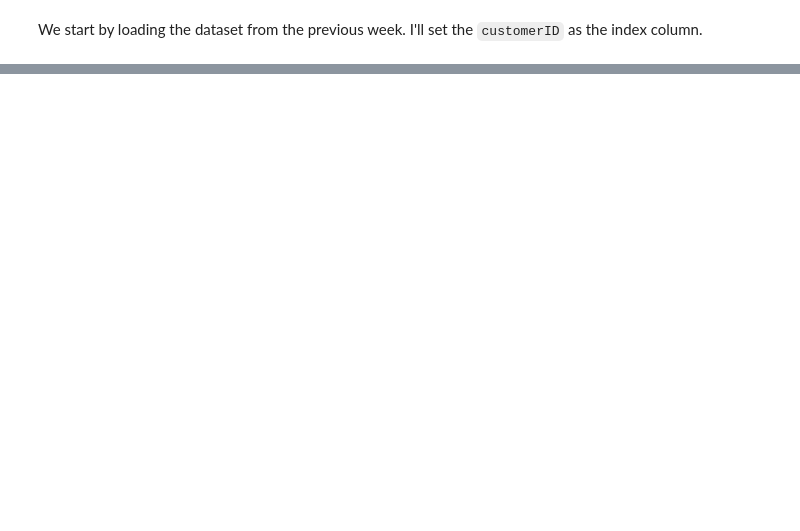
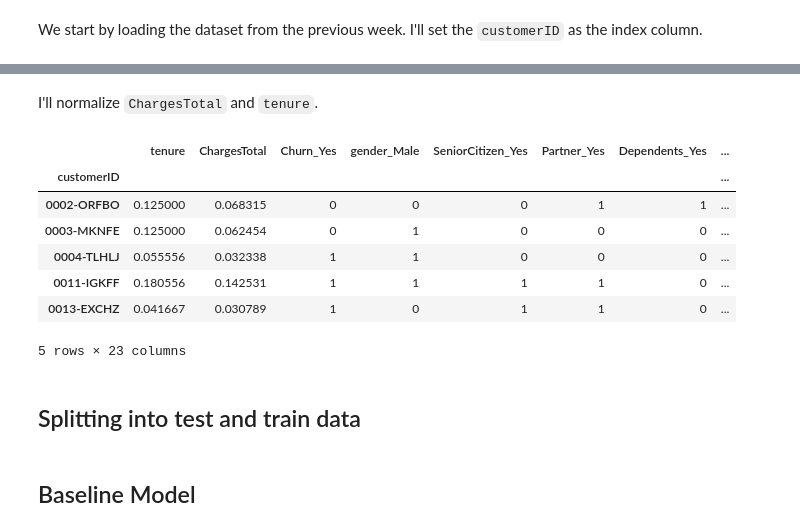
Before and after one commit to devmedeiros/Challenge-Data-Science, a Jupyter notebook: 3 - Third Week/machine_learning.ipynb, the cells around one changed output, grey strips where cells are left out. Drawn from its saved outputs; the diff is of its cells as text; code cells hidden in the pictures; blank space fills up the shorter version.

```diff
--- a/3 - Third Week/machine_learning.ipynb
+++ b/3 - Third Week/machine_learning.ipynb
@@ -17,0 +50,8 @@ data.head()
+# %%
+plt.figure(figsize = (17, 15))
+
+data.drop(columns=['ChargesMonthly', 'OnlineSecurity_No internet service', 'OnlineBackup_No internet service',
+                    'DeviceProtection_No internet service', 'TechSupport_No internet service', 'StreamingTV_No internet service',
+                    'StreamingMovies_No internet service', 'MultipleLines_No phone service'], inplace=True)
+
+sns.heatmap(data.corr(), annot = True, fmt = ".1f")
@@ -17,0 +61,23 @@ data.head()
+# %% [markdown]
+I'll normalize `ChargesTotal` and `tenure`.
+# %%
+import numpy as np
+
+def NormalizeColumn(data, column):
+    return (data[column] - np.min(data[column])) / (np.max(data[column]) - np.min(data[column]))
+# %%
+data.ChargesTotal = NormalizeColumn(data, 'ChargesTotal')
+data.tenure = NormalizeColumn(data, 'tenure')
+
+data.head()
+# %% [output]
+|  | tenure | ChargesTotal | Churn_Yes | gender_Male | SeniorCitizen_Yes | Partner_Yes | Dependents_Yes | ... |
+| customerID |  |  |  |  |  |  |  | ... |
+| 0002-ORFBO | 0.125000 | 0.068315 | 0 | 0 | 0 | 1 | 1 | ... |
+| 0003-MKNFE | 0.125000 | 0.062454 | 0 | 1 | 0 | 0 | 0 | ... |
+| 0004-TLHLJ | 0.055556 | 0.032338 | 1 | 1 | 0 | 0 | 0 | ... |
+| 0011-IGKFF | 0.180556 | 0.142531 | 1 | 1 | 1 | 1 | 0 | ... |
+| 0013-EXCHZ | 0.041667 | 0.030789 | 1 | 0 | 1 | 1 | 0 | ... |
+5 rows × 23 columns
+# %% [markdown]
+## Splitting into test and train data
@@ -17,0 +91,2 @@ data.head()
+# %% [markdown]
+## Baseline Model
```
Also changed, not shown: parts of 24 cells of this notebook.
